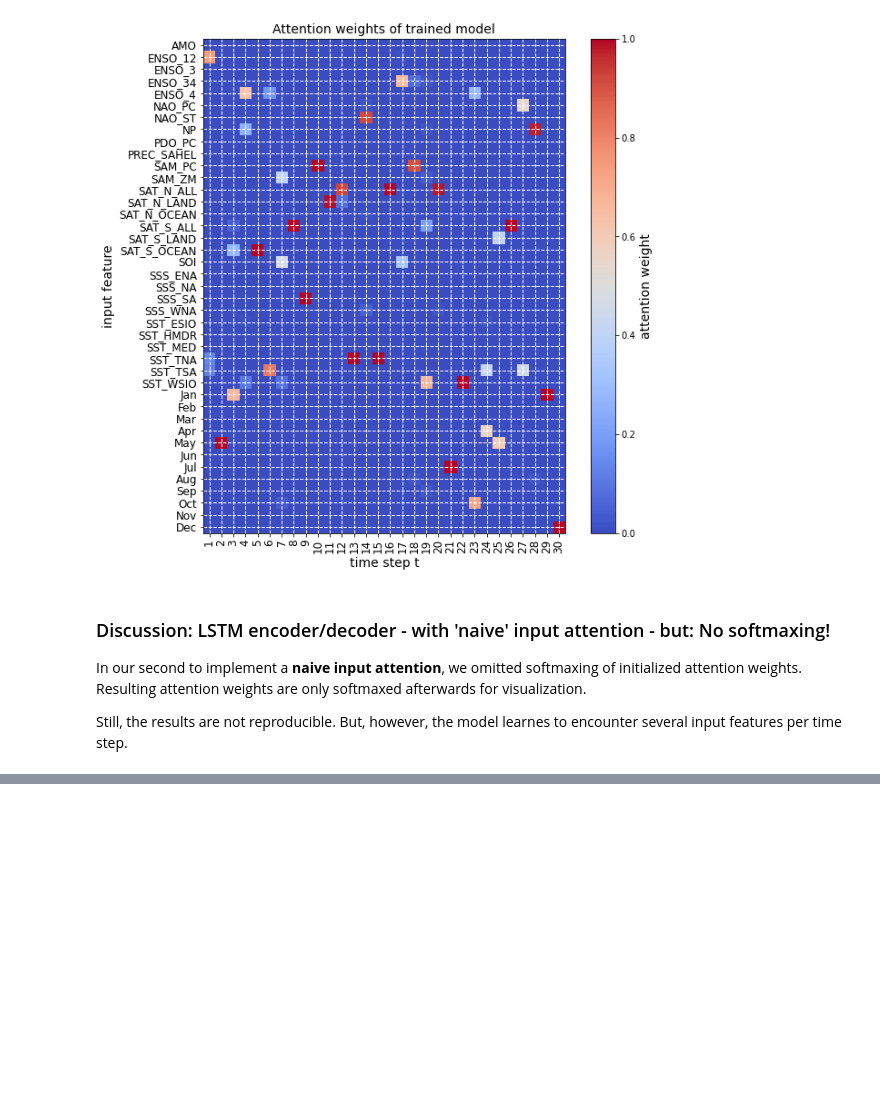
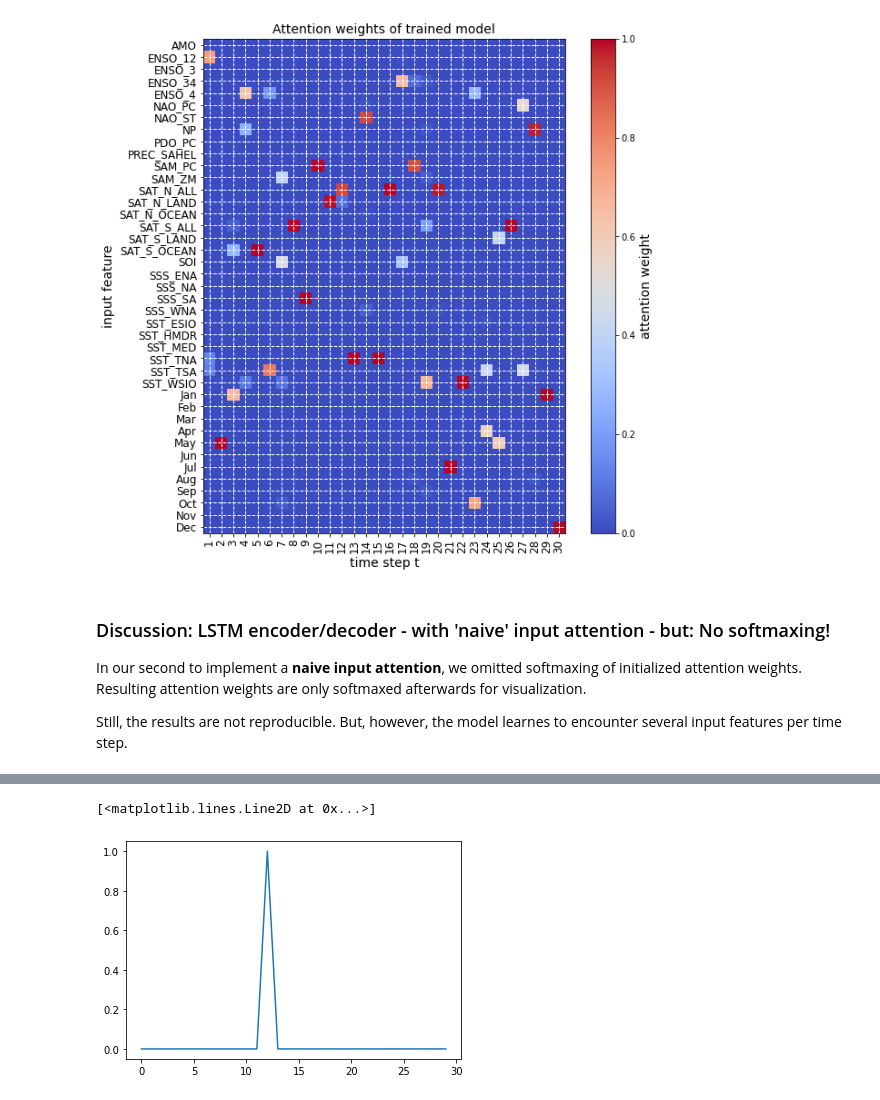
Before and after one commit to MarcoLandtHayen/predict_sahel_rainfall, a Jupyter notebook: notebooks/3c_pred_sahel_rainfall_LSTM_fc_attention.ipynb, the cells around one changed output, grey strips where cells are left out. Saved outputs shown, nothing was run; the diff lists cells and outputs as text; code cells hidden in the pictures; blank space fills up the shorter version.

Commit message:
Try naive temporal attention

```diff
--- a/notebooks/3c_pred_sahel_rainfall_LSTM_fc_attention.ipynb
+++ b/notebooks/3c_pred_sahel_rainfall_LSTM_fc_attention.ipynb
@@ -1400,0 +1639,23 @@ Still, the results are not reproducible. But, however, the model learnes to enco
+# %%
+## Get softmaxed attention weights for temporal attention:
+
+# Set dummy inputs of zeros and ones:
+dummy_input_zeros = np.zeros((1,input_length,n_features))
+dummy_input_ones = np.ones((1,input_length))
+
+# Set model input:
+inp = model.input
+
+# Set model output:
+out = model.layers[3].output
+
+# Combine input and output as new functional model:
+func = K.function([inp], [out])
+
+# Get attention weights as array:
+attention_weights = np.array(func([dummy_input_zeros,dummy_input_ones]))[0,0]
+# %%
+plt.plot(attention_weights)
+# %% [output]
+[<matplotlib.lines.Line2D at 0x...>]
+[figure, added]
```
Also changed, not shown: parts of 23 cells of this notebook.
